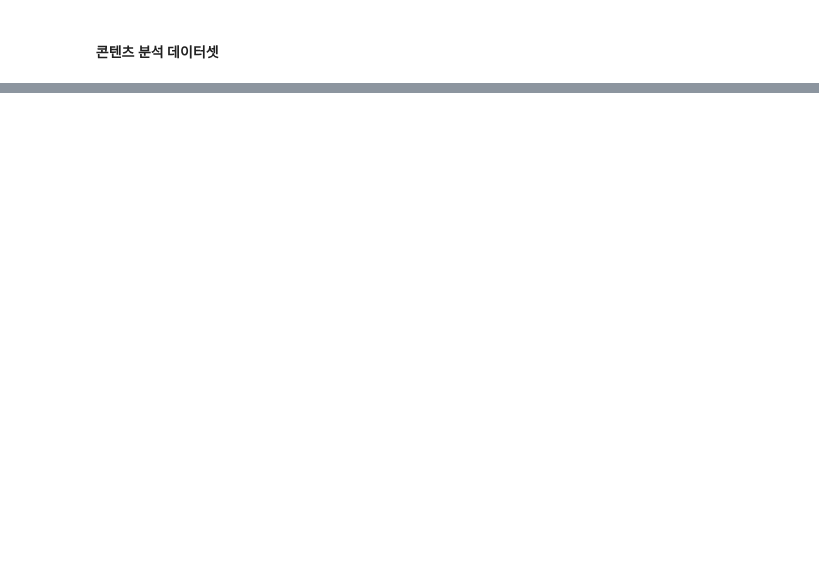
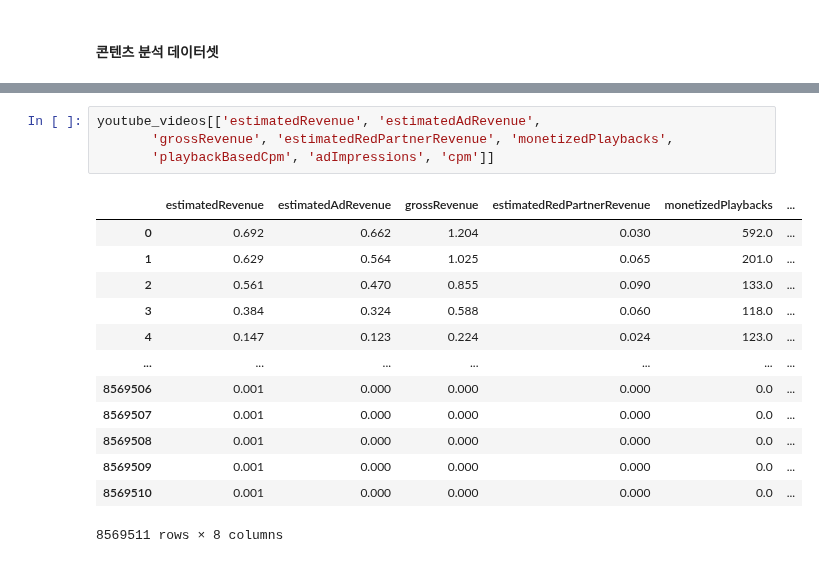
Before and after one commit to kkwann/awake, a Jupyter notebook: MongoDB_connection.ipynb, the cells around one changed output, grey strips where cells are left out. Cells and saved outputs as stored; diff of their text form; blank space fills up the shorter version.

```diff
--- a/MongoDB_connection.ipynb
+++ b/MongoDB_connection.ipynb
@@ -1067,0 +1118,18 @@ youtube_videos.head()
+# %%
+youtube_videos[['estimatedRevenue', 'estimatedAdRevenue',
+       'grossRevenue', 'estimatedRedPartnerRevenue', 'monetizedPlaybacks',
+       'playbackBasedCpm', 'adImpressions', 'cpm']]
+# %% [output]
+|  | estimatedRevenue | estimatedAdRevenue | grossRevenue | estimatedRedPartnerRevenue | monetizedPlaybacks | ... |
+| 0 | 0.692 | 0.662 | 1.204 | 0.030 | 592.0 | ... |
+| 1 | 0.629 | 0.564 | 1.025 | 0.065 | 201.0 | ... |
+| 2 | 0.561 | 0.470 | 0.855 | 0.090 | 133.0 | ... |
+| 3 | 0.384 | 0.324 | 0.588 | 0.060 | 118.0 | ... |
+| 4 | 0.147 | 0.123 | 0.224 | 0.024 | 123.0 | ... |
+| ... | ... | ... | ... | ... | ... | ... |
+| 8569506 | 0.001 | 0.000 | 0.000 | 0.000 | 0.0 | ... |
+| 8569507 | 0.001 | 0.000 | 0.000 | 0.000 | 0.0 | ... |
+| 8569508 | 0.001 | 0.000 | 0.000 | 0.000 | 0.0 | ... |
+| 8569509 | 0.001 | 0.000 | 0.000 | 0.000 | 0.0 | ... |
+| 8569510 | 0.001 | 0.000 | 0.000 | 0.000 | 0.0 | ... |
+8569511 rows × 8 columns
```
Also changed, not shown: parts of 22 cells of this notebook.
